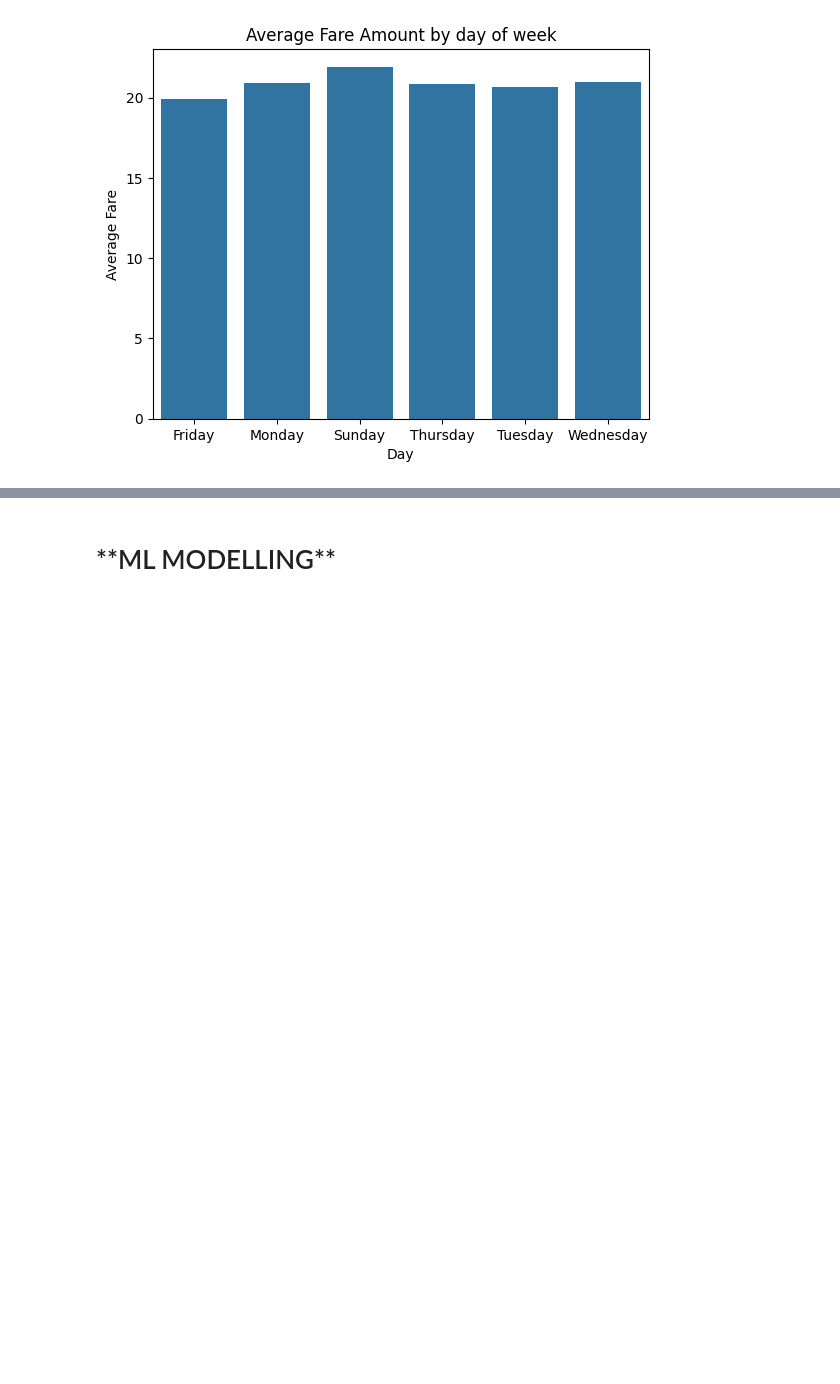
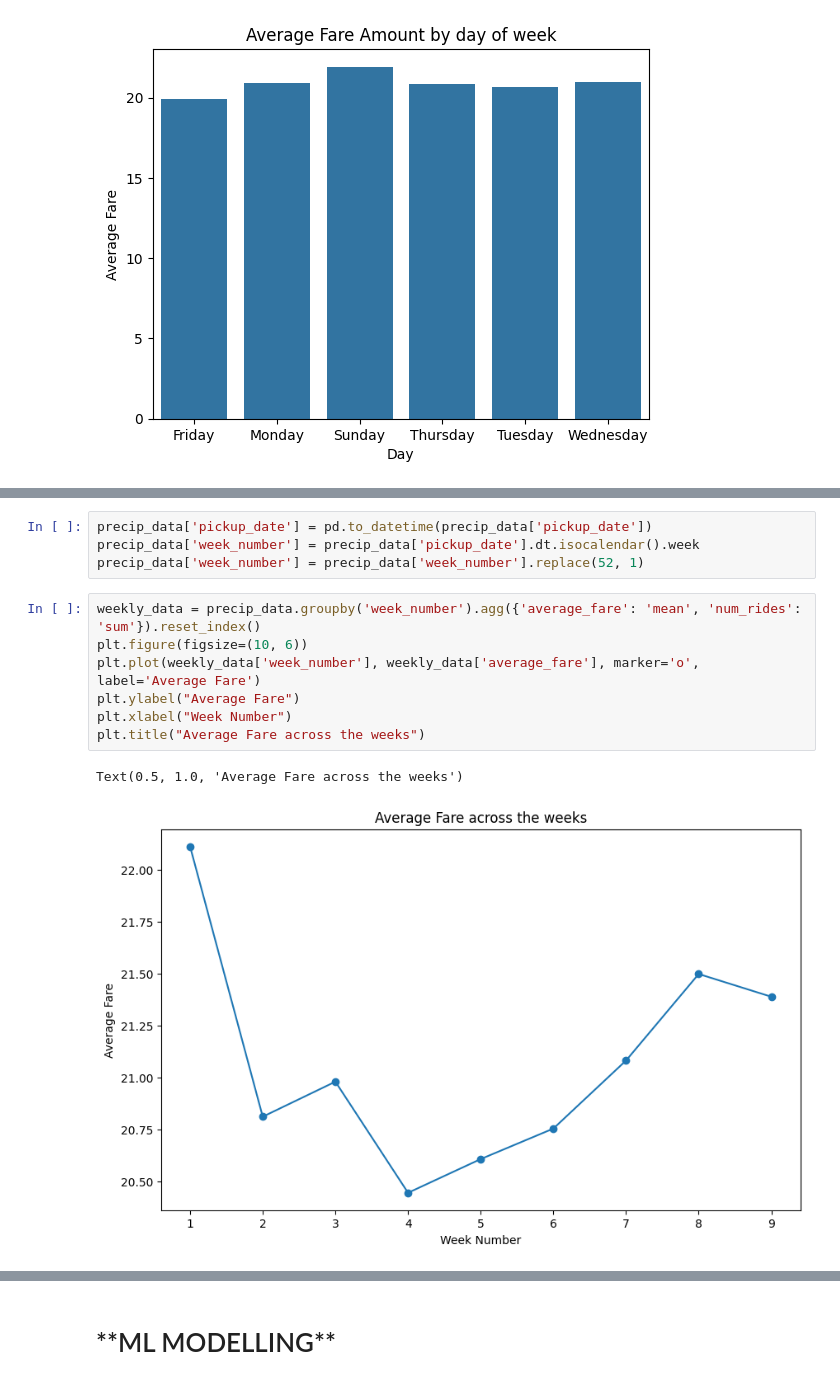
Before and after one commit to NavyaKiran/NYCTaxiFarePrediciton, a Jupyter notebook: NYC_Taxi_Fare_Prediction.ipynb, the cells around one changed output, grey strips where cells are left out. Drawn from its saved outputs; the diff is of its cells as text; blank space fills up the shorter version.

```diff
--- a/NYC_Taxi_Fare_Prediction.ipynb
+++ b/NYC_Taxi_Fare_Prediction.ipynb
@@ -972,0 +1054,14 @@ Text(0.5, 1.0, 'Average Fare Amount by day of week')
+# %%
+precip_data['pickup_date'] = pd.to_datetime(precip_data['pickup_date'])
+precip_data['week_number'] = precip_data['pickup_date'].dt.isocalendar().week
+precip_data['week_number'] = precip_data['week_number'].replace(52, 1)
+# %%
+weekly_data = precip_data.groupby('week_number').agg({'average_fare': 'mean', 'num_rides': 'sum'}).reset_index()
+plt.figure(figsize=(10, 6))
+plt.plot(weekly_data['week_number'], weekly_data['average_fare'], marker='o', label='Average Fare')
+plt.ylabel("Average Fare")
+plt.xlabel("Week Number")
+plt.title("Average Fare across the weeks")
+# %% [output]
+Text(0.5, 1.0, 'Average Fare across the weeks')
+[figure, added]
```
Also changed, not shown: parts of 30 cells of this notebook.
